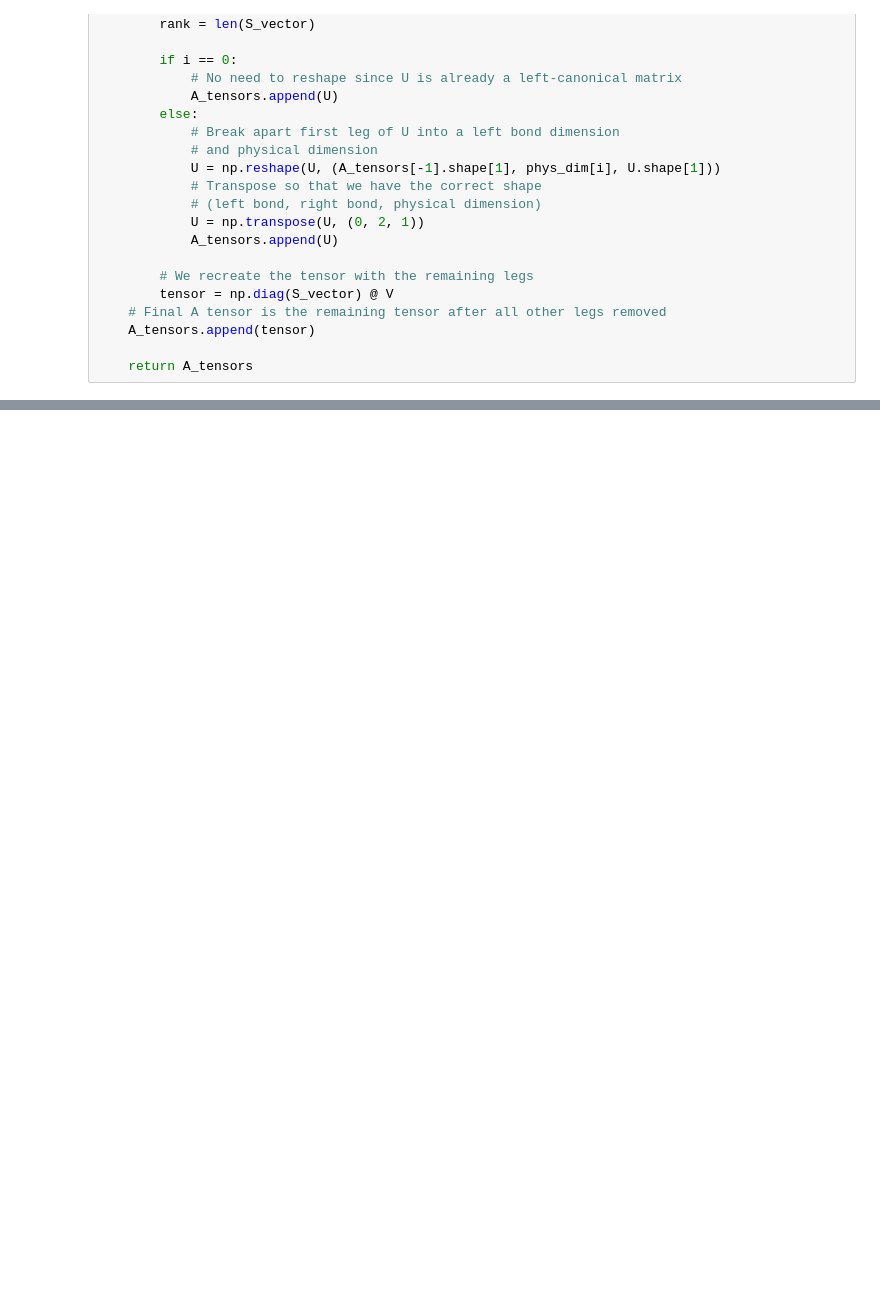
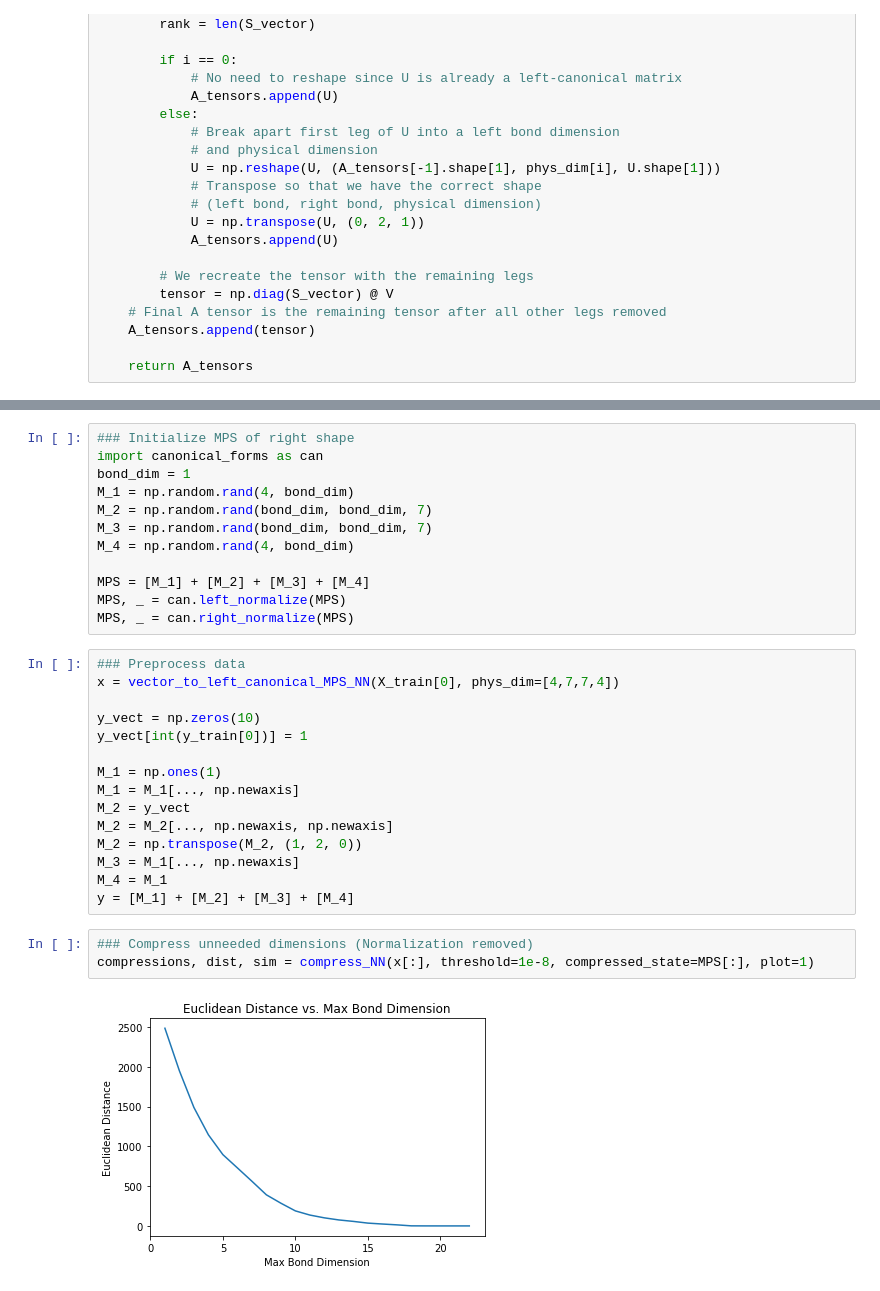
Before and after one commit to aaronleesander/DMRG-inspired-Algorithms-for-Neural-Network-Compression, a Jupyter notebook: DMRG/NeuralNetwork.ipynb, the cells around one changed output, grey strips where cells are left out. Cells and saved outputs as stored; diff of their text form; blank space fills up the shorter version.

```diff
--- a/DMRG/NeuralNetwork.ipynb
+++ b/DMRG/NeuralNetwork.ipynb
@@ -240,0 +303,32 @@ vector_to_left_canonical_MPS(X_train[0], phys_dim=[4,7,7,4], num_sites=4)
+# %%
+### Initialize MPS of right shape
+import canonical_forms as can
+bond_dim = 1
+M_1 = np.random.rand(4, bond_dim)
+M_2 = np.random.rand(bond_dim, bond_dim, 7)
+M_3 = np.random.rand(bond_dim, bond_dim, 7)
+M_4 = np.random.rand(4, bond_dim)
+
+MPS = [M_1] + [M_2] + [M_3] + [M_4]
+MPS, _ = can.left_normalize(MPS)
+MPS, _ = can.right_normalize(MPS)
+# %%
+### Preprocess data
+x = vector_to_left_canonical_MPS_NN(X_train[0], phys_dim=[4,7,7,4])
+
+y_vect = np.zeros(10)
+y_vect[int(y_train[0])] = 1
+
+M_1 = np.ones(1)
+M_1 = M_1[..., np.newaxis]
+M_2 = y_vect
+M_2 = M_2[..., np.newaxis, np.newaxis]
+M_2 = np.transpose(M_2, (1, 2, 0))
+M_3 = M_1[..., np.newaxis]
+M_4 = M_1
+y = [M_1] + [M_2] + [M_3] + [M_4]
+# %%
+### Compress unneeded dimensions (Normalization removed)
+compressions, dist, sim = compress_NN(x[:], threshold=1e-8, compressed_state=MPS[:], plot=1)
+# %% [output]
+[figure, added]
```
Also changed, not shown: parts of 7 cells of this notebook, 10 other files.
